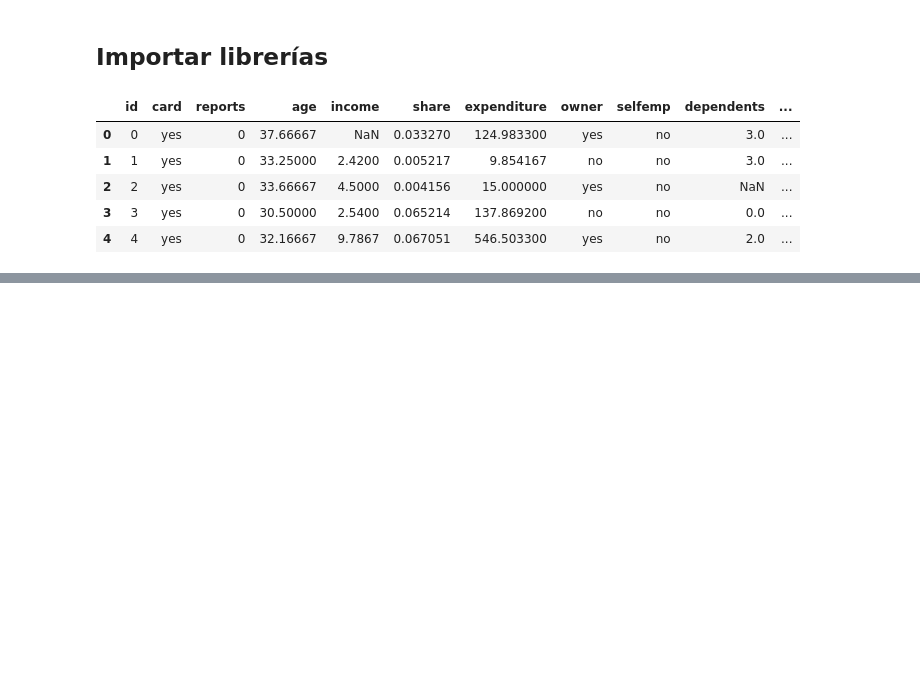
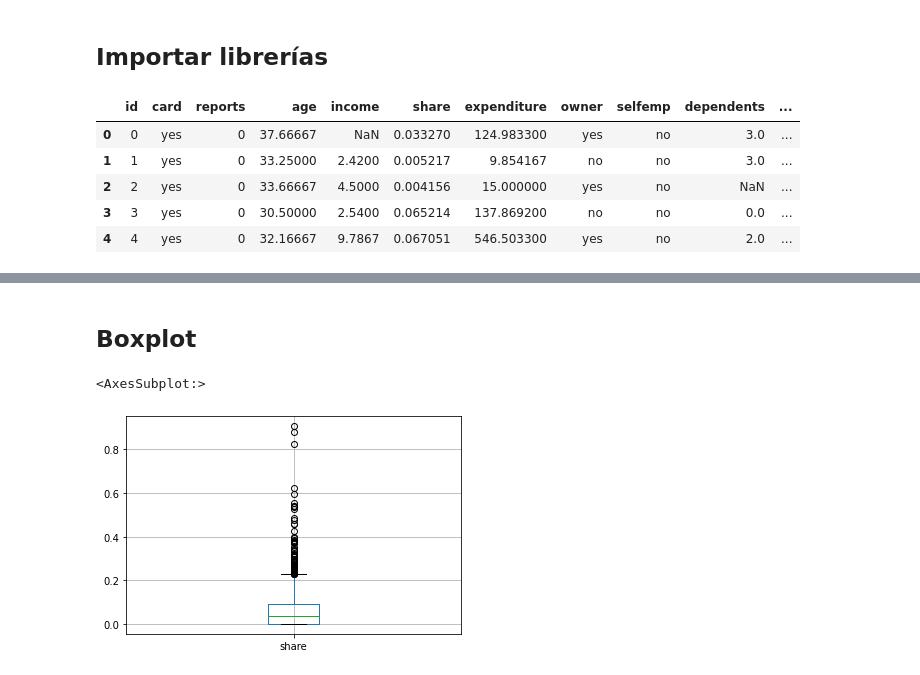
Before and after one commit to santyjara/Data-science-workshops, a Jupyter notebook: Data cleaning workshop/Workshop #2.ipynb, the cells around one changed output, grey strips where cells are left out. Drawn from its saved outputs; the diff is of its cells as text; code cells hidden in the pictures; blank space fills up the shorter version.

```diff
--- a/Data cleaning workshop/Workshop #2.ipynb
+++ b/Data cleaning workshop/Workshop #2.ipynb
@@ -30,0 +151,12 @@ data.head()
+# %%
+data.replace('yes', True,inplace=True)
+# %%
+def map_yes(x):
+    if x == 'yes':
+        return True
+    else:
+        return False
+# %%
+data['card'] = data['card'].apply(map_yes)
+# %%
+data['card'] = data['card'].apply(lambda x : True if x == 'yes' else False)
@@ -30,0 +172,2 @@ data.head()
+# %% [markdown]
+## Boxplot
@@ -30,0 +176,5 @@ data.head()
+# %%
+data.boxplot('share')
+# %% [output]
+<AxesSubplot:>
+[figure, added]
```
Also changed, not shown: parts of 35 cells of this notebook.
